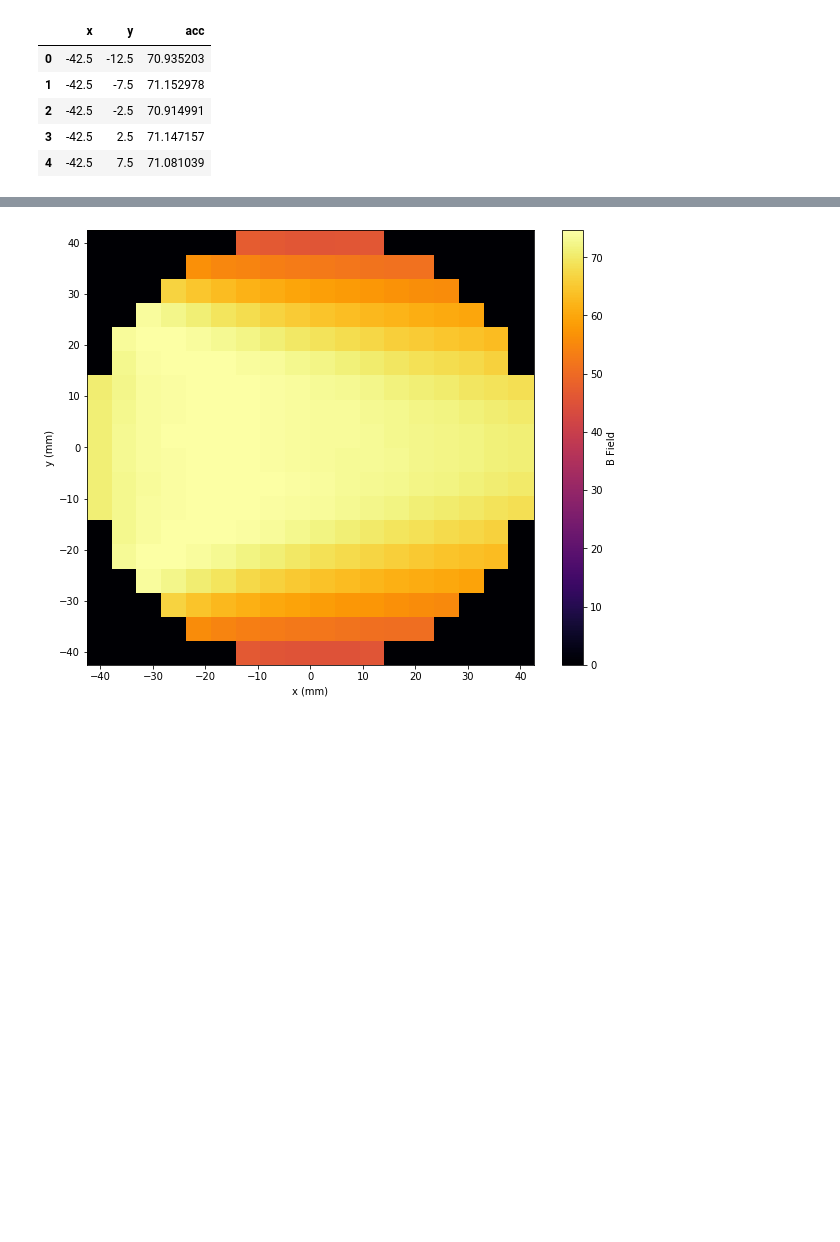
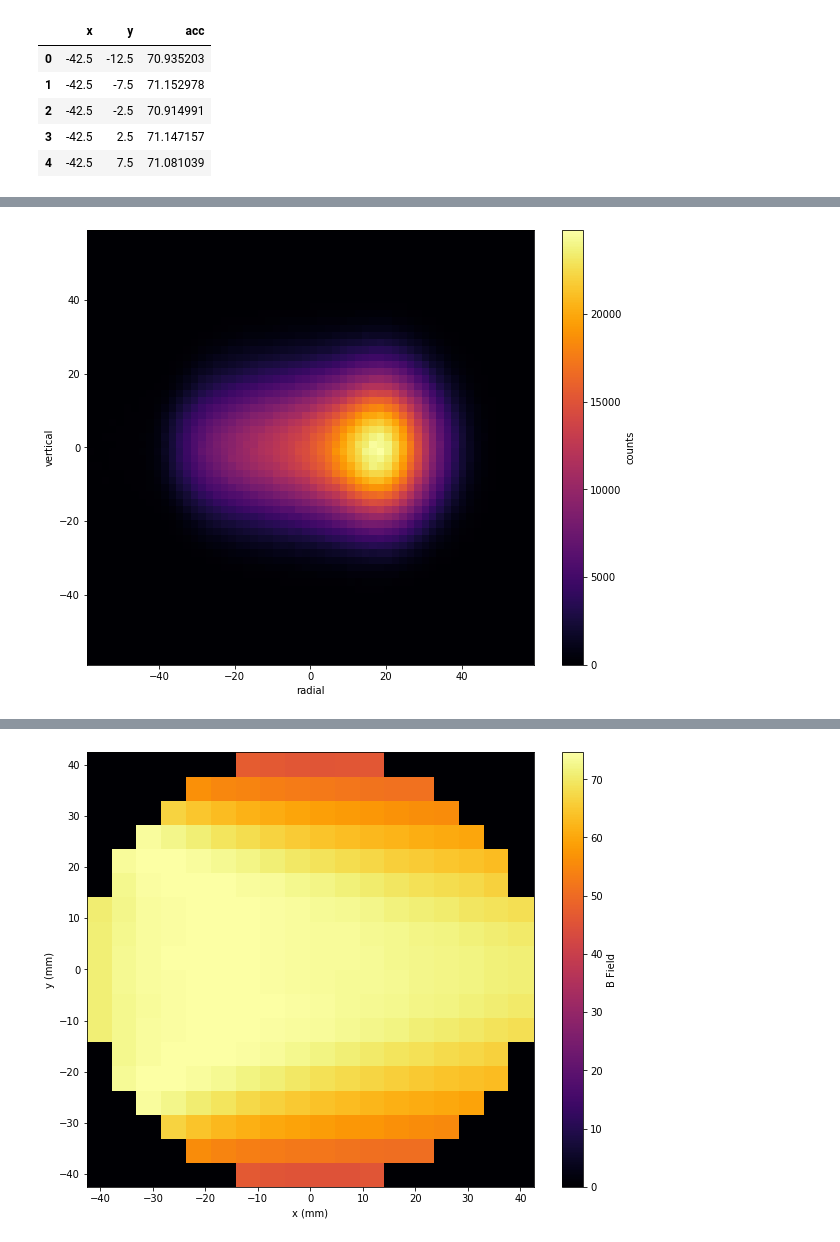
Before and after one commit to jasonbono/MuonConvolution, a Jupyter notebook: acceptance_functions/apply_acceptance_function_demo.ipynb, the cells around one changed output, grey strips where cells are left out. Drawn from its saved outputs; the diff is of its cells as text; code cells hidden in the pictures; blank space fills up the shorter version.

```diff
--- a/acceptance_functions/apply_acceptance_function_demo.ipynb
+++ b/acceptance_functions/apply_acceptance_function_demo.ipynb
@@ -94,0 +106,6 @@ df_raw.head()
+# %%
+df_12['counts_acc_real'] = df_12['counts']*df_acc_real['acc']
+# %%
+plot_grid(df=df_12,xvar='radial',yvar='vertical',zvar='counts')
+# %% [output]
+[figure, added]
```
Also changed, not shown: parts of 15 cells of this notebook, 2 other files.
